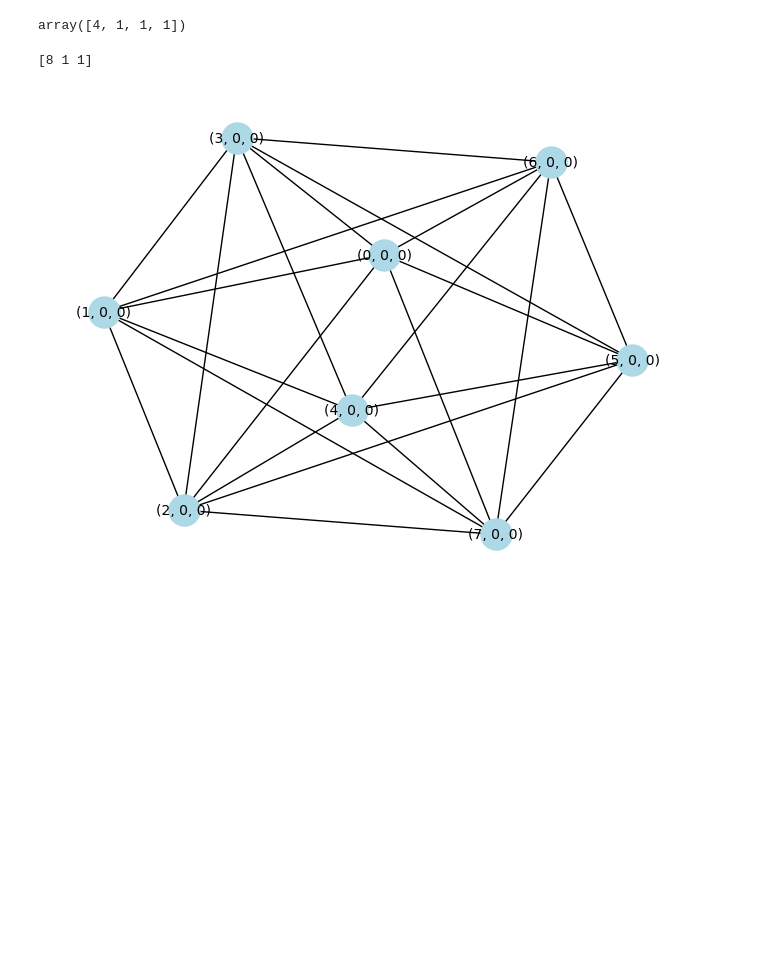
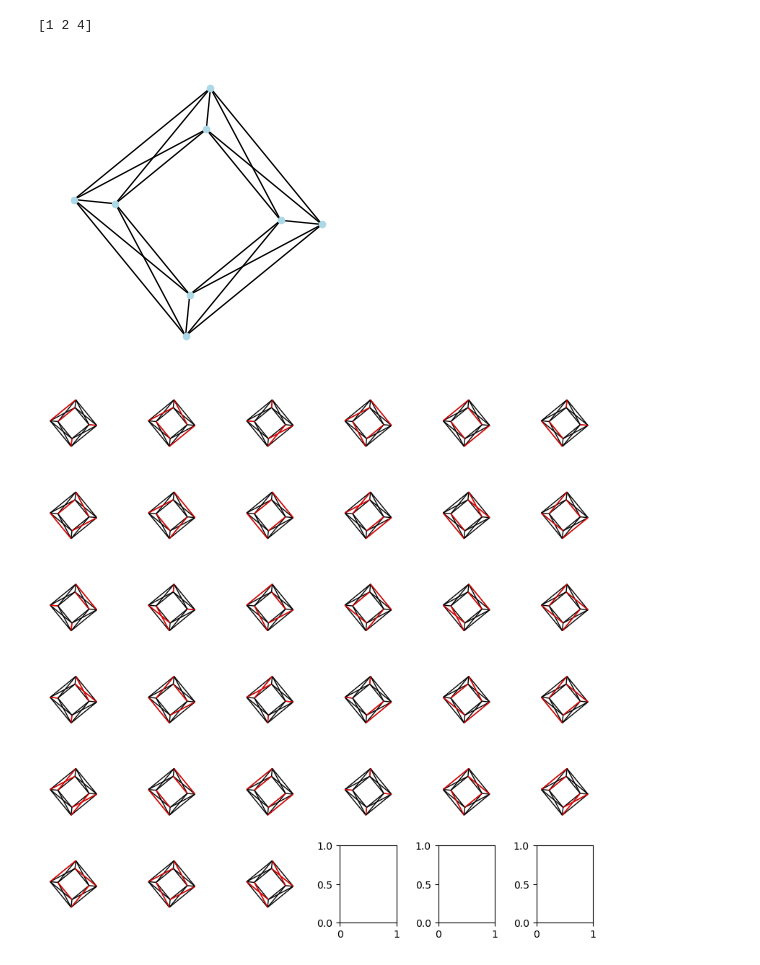
Before and after one commit to jacksonhenry3/Qnibble, a Jupyter notebook: Notebooks/Exploratory/experimentingwithvertextransitivegraphs.ipynb, the cells around one changed output. Cells and saved outputs as stored; diff of their text form; code cells hidden in the pictures; blank space fills up the shorter version.

```diff
--- a/Notebooks/Exploratory/experimentingwithvertextransitivegraphs.ipynb
+++ b/Notebooks/Exploratory/experimentingwithvertextransitivegraphs.ipynb
@@ -52,7 +77,3 @@ plt.show()
-# %%
-np.pad([4],(0,3),constant_values=1)
-# %% [output]
-array([4, 1, 1, 1])
 # %%
 def cay(n,s):
     """
@@ -83,16 +104,51 @@ def cay(n,s):
                     node = np.array([id0,id1,id2])
 
                     e = np.array(tuple((node+m)%n))
-                    if (id2 == 0 and e[2] == 1) :
-                        e = ((e[0])%2,(e[1]+1)%2,e[2])
-                    if (id2 == 1 and e[2] == 0) :
-                        e = ((e[0])%2,(e[1]+1)%2,e[2])
 
                     G.add_edge(tuple(node),tuple(e))
     return(G)
-
-g = cay([8],[-3,-2,-1,1,2,3])
-nx.draw(g,with_labels=True, node_color='lightblue', node_size=500, font_size=10)
-# %% [output]
-[8 1 1]
-[figure, removed]
+# %%
+N = 4
+g = cay([1,2,N],[[0,1,0],[0,0,1],[0,1,-1],[0,1,1],[0,1,-1]])
+
+plt.figure(1,figsize=(3,3))
+pos = dict()
+r = 1
+for i0 in range(2):
+    for i1 in range(2):
+        for i2 in range(N):
+            theta = i2/N*2*np.pi-1/10
+            theta+=i0/5
+
+            if i2%2:
+                r = 1+i1/2
+            else:
+                r = 1+(-i1/2)+.5
+            pos[(i0,i1,i2)] = np.array([r*np.cos(theta),r*np.sin(theta)])
+
+nx.draw(g, pos, with_labels=False, node_color='lightblue', node_size=20, font_size=10)
+plt.show()
+
+
+a = extract_pairs(g)
+side = int(np.sqrt(len(a)))+1
+fig, axes = plt.subplots(side, side, figsize=(8, 8))  # Create a 2x2 grid of subplots
+
+for idx, s in enumerate(a):
+    subg = nx.Graph()
+    for e in s:
+        subg.add_edge(*e)
+
+    # Plot the subgraph in the corresponding subplot
+    ax = axes[idx // side, idx % side]
+    # ax.set_title(f'Subgraph {idx + 1}')
+    ax.set_aspect('equal')
+    nx.draw(g, pos, ax=ax, with_labels=False, node_color='lightblue', node_size=0)
+    nx.draw_networkx_edges(g, pos, ax=ax, edgelist=subg.edges(), edge_color='red', width=1)
+
+plt.tight_layout()
+plt.show()
+# %% [output]
+[1 2 4]
+[figure, added]
+[figure, added]
```
Also changed, not shown: parts of 10 cells of this notebook, 3 other files.
